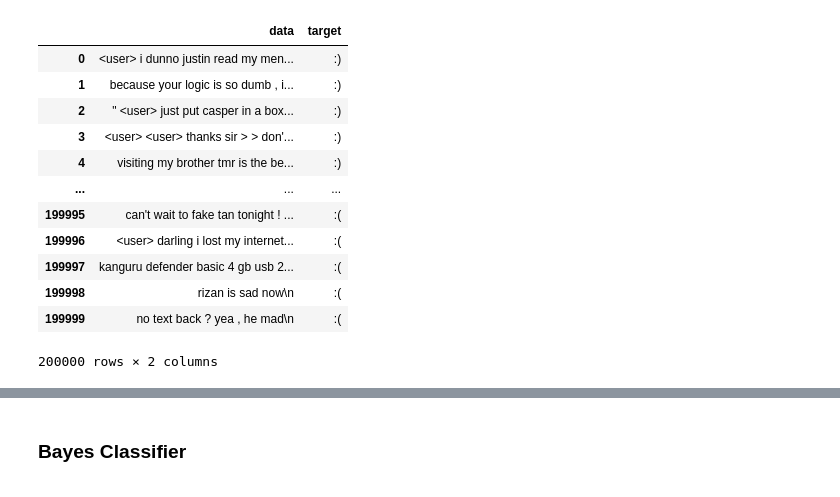
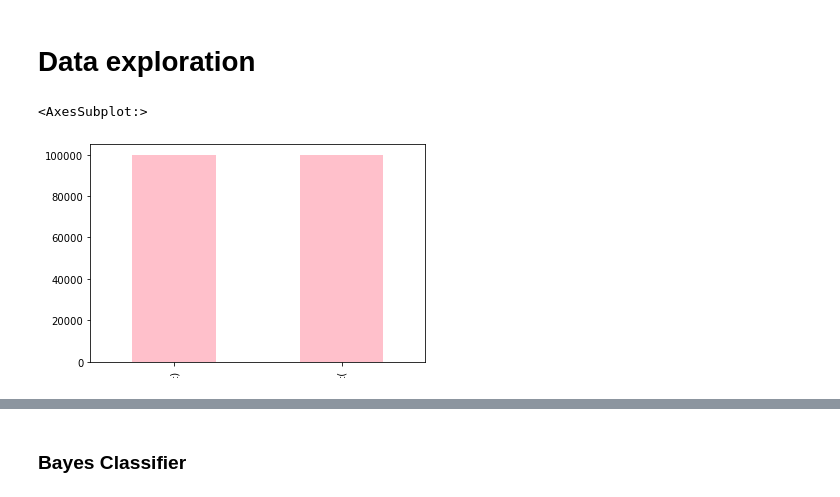
Before and after one commit to npont/ML_Sentiment_Analysis, a Jupyter notebook: run_file.ipynb, the cells around one changed output, grey strips where cells are left out. Drawn from its saved outputs; the diff is of its cells as text; code cells hidden in the pictures.

Commit message:
change of sgd in glove_template, data exploration in run_file, trying training models, glove manipulation

```diff
--- a/run_file.ipynb
+++ b/run_file.ipynb
@@ -11,32 +15,23 @@ from cooc import *
 #rom glove_template import *
 from pickle_vocab import *
 # %%
-with open('data_/pos_train.txt') as f:
+with open('data_/train_pos.txt') as f:
     pos = f.readlines()
 # %%
-with open('data_/neg_train.txt') as f:
+with open('data_/train_neg.txt') as f:
     neg = f.readlines()
 # %%
 train=pos+neg
 # %%
 train_target=[':)']*len(pos)+[':(']*len(neg)
 # %%
-import pandas as pd
-
 full_train={'data':train,
            'target':train_target}
 full_train=pd.DataFrame(full_train)
-# %% [output]
-|  | data | target |
-| 0 | <user> i dunno justin read my men... | :) |
-| 1 | because your logic is so dumb , i... | :) |
-| 2 | " <user> just put casper in a box... | :) |
-| 3 | <user> <user> thanks sir > > don'... | :) |
-| 4 | visiting my brother tmr is the be... | :) |
-| ... | ... | ... |
-| 199995 | can't wait to fake tan tonight ! ... | :( |
-| 199996 | <user> darling i lost my internet... | :( |
-| 199997 | kanguru defender basic 4 gb usb 2... | :( |
-| 199998 | rizan is sad now\n | :( |
-| 199999 | no text back ? yea , he mad\n | :( |
-200000 rows × 2 columns
+# %% [markdown]
+# Data exploration
+# %%
+full_train['target'].value_counts().plot.bar(color = 'pink', figsize = (6, 4))
+# %% [output]
+<AxesSubplot:>
+[figure, added]
```
Also changed, not shown: parts of 35 cells of this notebook, 1 other file.
